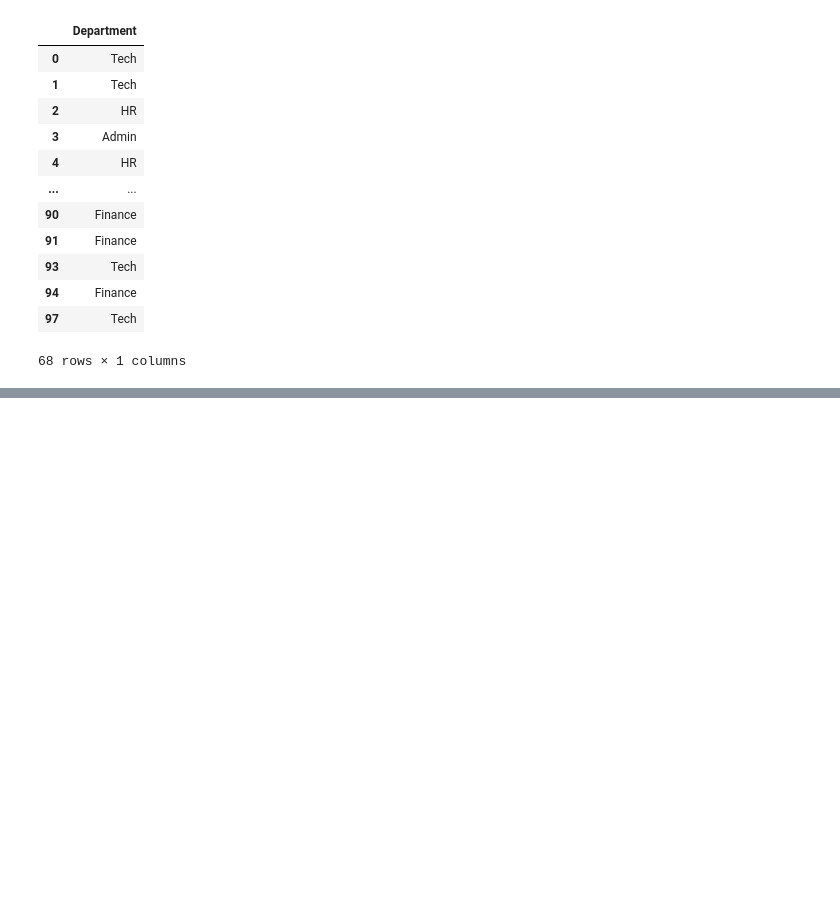
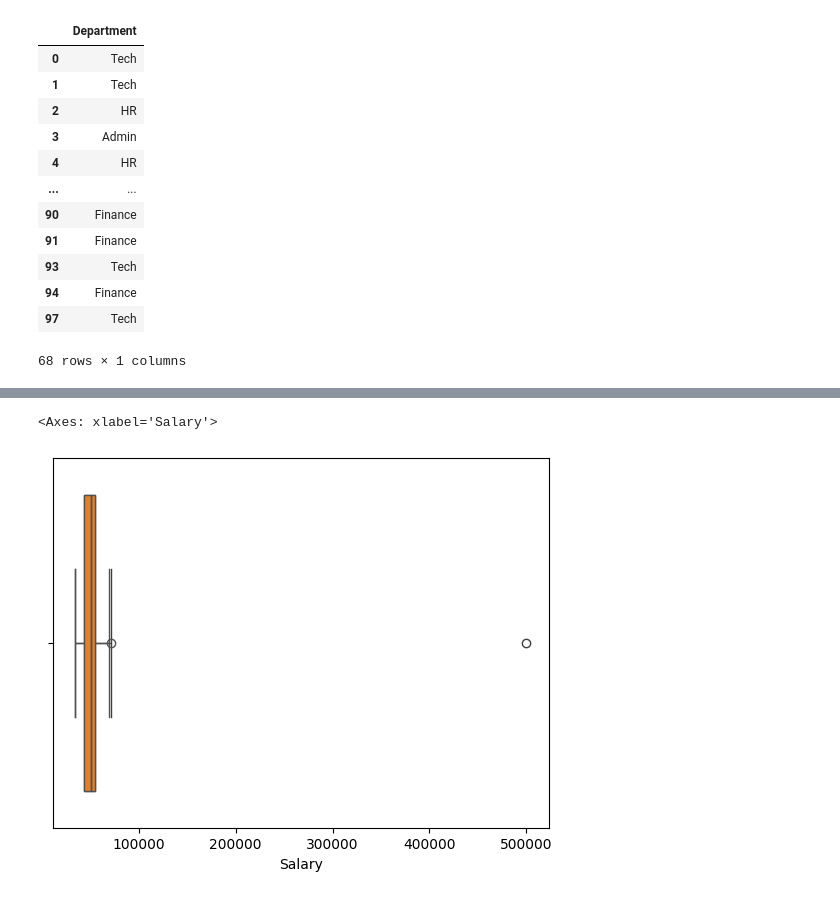
Before and after one commit to Jenil020/python, a Jupyter notebook: ML.ipynb, the cells around one changed output, grey strips where cells are left out. Saved outputs shown, nothing was run; the diff lists cells and outputs as text; code cells hidden in the pictures; blank space fills up the shorter version.

Commit message:
data cleaning process (Outlier removal)

```diff
--- a/ML.ipynb
+++ b/ML.ipynb
@@ -112,0 +196,19 @@ display(df[categorical_columns])
+# %%
+#Remove Outliers from dataset
+df = pd.read_csv('test.csv')
+df.describe()
+sns.boxplot(x="Salary", data=df)
+
+# Q1 is 25% of data , Q3 is 75% of data
+#IQR= Q3-Q1 (Inter qurtile range)
+#min = Q3 - 1.5 * IQR , Max = Q3 + 1.5 * IQR (out of min and max data is Outliers)
+q1 = df["Salary"].quantile(0.25)
+q3 = df["Salary"].quantile(0.75)
+iqr = q3-q1
+min = q1 - 1.5 * iqr
+max = q3 + 1.5 * iqr
+new_dataset = df[df['Salary']<=max]
+sns.boxplot(x="Salary", data=new_dataset)
+# %% [output]
+<Axes: xlabel='Salary'>
+[figure, added]
```
Also changed, not shown: parts of 6 cells of this notebook.
